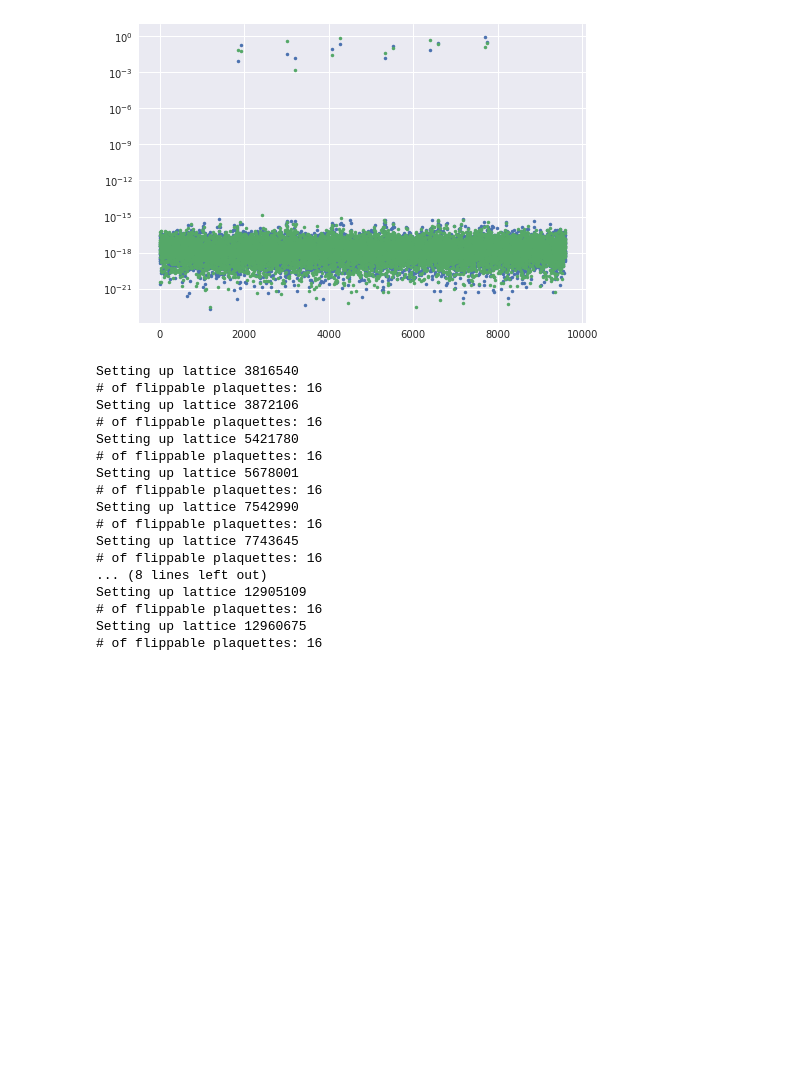
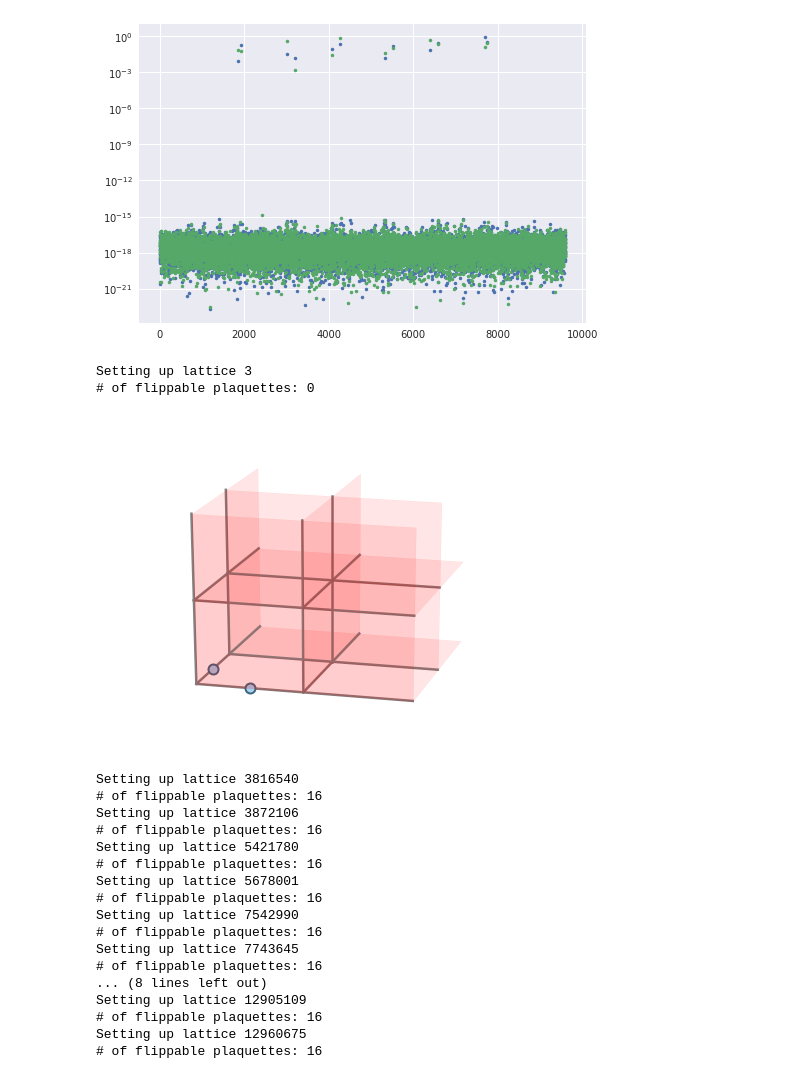
Before and after one commit to cygnus2/FQLMs, a Jupyter notebook: python_notebooks/lattice_visualization.ipynb, the cells around one changed output. Cells and saved outputs as stored; diff of their text form; code cells hidden in the pictures; blank space fills up the shorter version.

```diff
--- a/python_notebooks/lattice_visualization.ipynb
+++ b/python_notebooks/lattice_visualization.ipynb
@@ -45,6 +45,21 @@ print(contributions)
 [ 3816540  3872106  5421780  5678001  7542990  7743645  9033570  9234225
  11099214 11355435 12905109 12960675]
 [figure]
+# %%
+import matplotlib.pyplot as plt
+import sys
+
+sys.path.append('../symmetry_stuff/')
+from lattice_object import LatticeObject
+
+
+latt = LatticeObject(3, [2,2,2])
+# latt.apply_c2(1)
+latt.draw()
+# %% [output]
+Setting up lattice 3
+# of flippable plaquettes: 0
+[figure, added]
 # %%
 import matplotlib.pyplot as plt
 import sys
```
Also changed, not shown: 10 other files.
